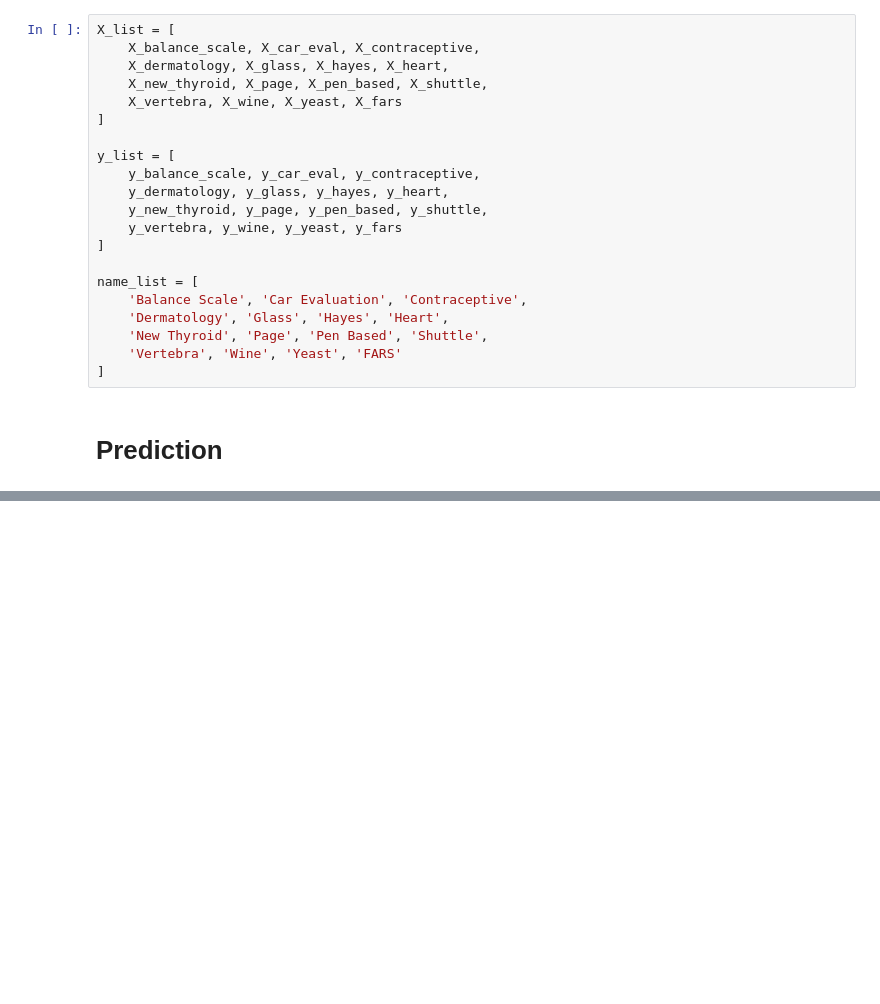
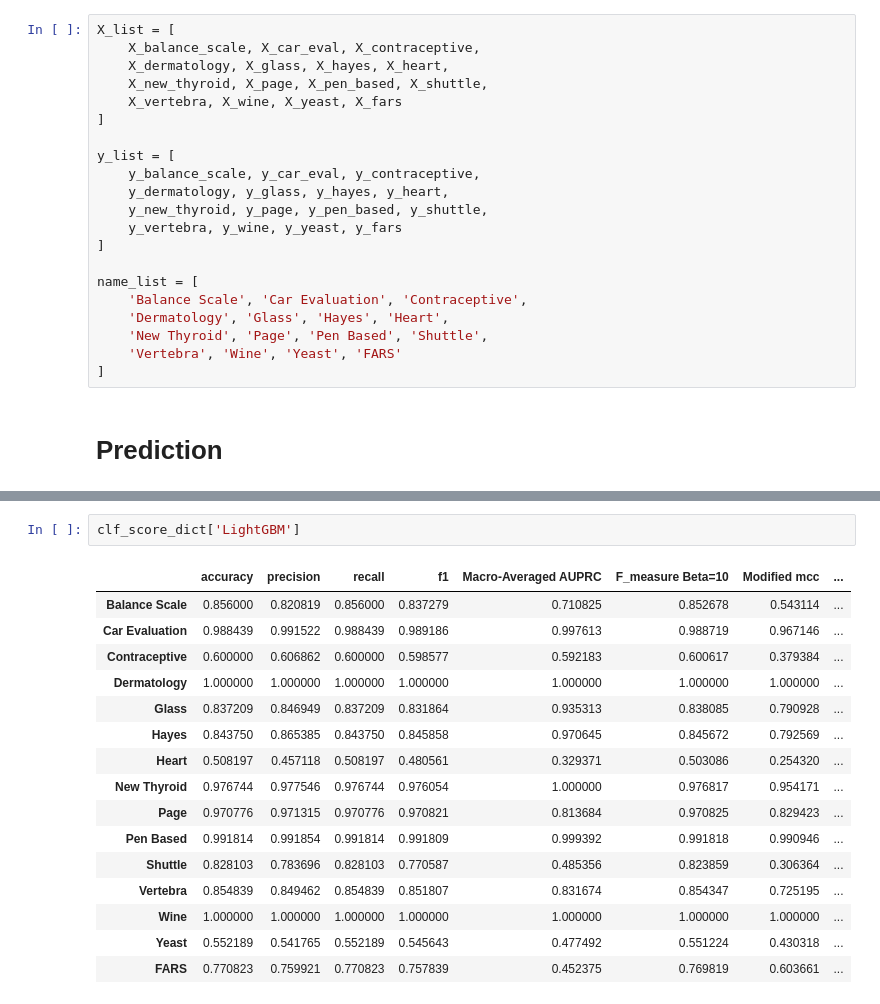
Before and after one commit to fokrey/ML-Project-Skoltech-2024-, a Jupyter notebook: models.ipynb, the cells around one changed output, grey strips where cells are left out. Cells and saved outputs as stored; diff of their text form; blank space fills up the shorter version.

```diff
--- a/models.ipynb
+++ b/models.ipynb
@@ -111,0 +176,19 @@ for clf_name, clf in tqdm(clf_dict.items()):
+# %%
+clf_score_dict['LightGBM']
+# %% [output]
+|  | accuracy | precision | recall | f1 | Macro-Averaged AUPRC | F_measure Beta=10 | Modified mcc | ... |
+| Balance Scale | 0.856000 | 0.820819 | 0.856000 | 0.837279 | 0.710825 | 0.852678 | 0.543114 | ... |
+| Car Evaluation | 0.988439 | 0.991522 | 0.988439 | 0.989186 | 0.997613 | 0.988719 | 0.967146 | ... |
+| Contraceptive | 0.600000 | 0.606862 | 0.600000 | 0.598577 | 0.592183 | 0.600617 | 0.379384 | ... |
+| Dermatology | 1.000000 | 1.000000 | 1.000000 | 1.000000 | 1.000000 | 1.000000 | 1.000000 | ... |
+| Glass | 0.837209 | 0.846949 | 0.837209 | 0.831864 | 0.935313 | 0.838085 | 0.790928 | ... |
+| Hayes | 0.843750 | 0.865385 | 0.843750 | 0.845858 | 0.970645 | 0.845672 | 0.792569 | ... |
+| Heart | 0.508197 | 0.457118 | 0.508197 | 0.480561 | 0.329371 | 0.503086 | 0.254320 | ... |
+| New Thyroid | 0.976744 | 0.977546 | 0.976744 | 0.976054 | 1.000000 | 0.976817 | 0.954171 | ... |
+| Page | 0.970776 | 0.971315 | 0.970776 | 0.970821 | 0.813684 | 0.970825 | 0.829423 | ... |
+| Pen Based | 0.991814 | 0.991854 | 0.991814 | 0.991809 | 0.999392 | 0.991818 | 0.990946 | ... |
+| Shuttle | 0.828103 | 0.783696 | 0.828103 | 0.770587 | 0.485356 | 0.823859 | 0.306364 | ... |
+| Vertebra | 0.854839 | 0.849462 | 0.854839 | 0.851807 | 0.831674 | 0.854347 | 0.725195 | ... |
+| Wine | 1.000000 | 1.000000 | 1.000000 | 1.000000 | 1.000000 | 1.000000 | 1.000000 | ... |
+| Yeast | 0.552189 | 0.541765 | 0.552189 | 0.545643 | 0.477492 | 0.551224 | 0.430318 | ... |
+| FARS | 0.770823 | 0.759921 | 0.770823 | 0.757839 | 0.452375 | 0.769819 | 0.603661 | ... |
```
Also changed, not shown: parts of 10 cells of this notebook, 9 other files.
